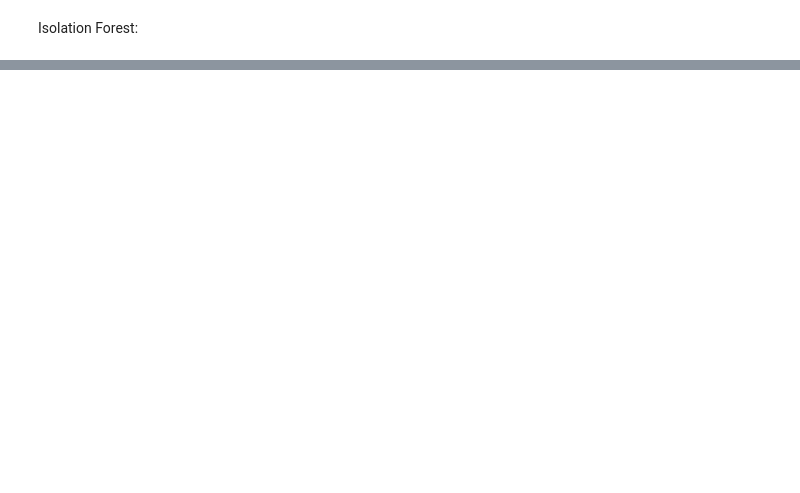
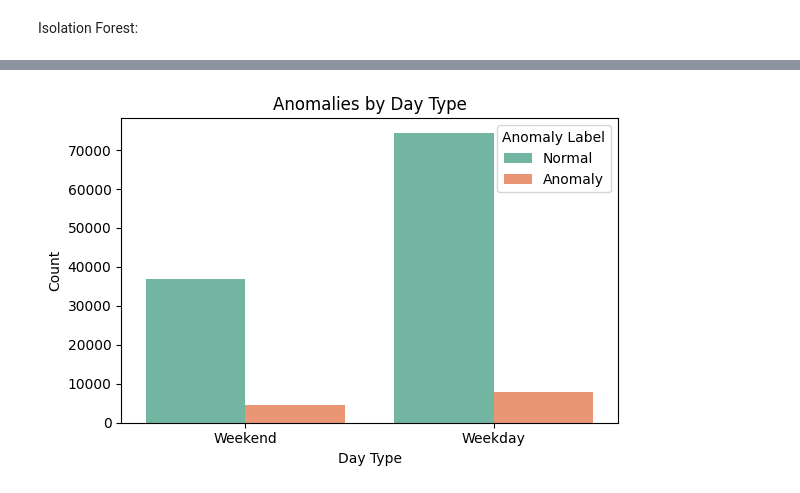
Before and after one commit to izarin2/-Visitation-Index-Prediction, a Jupyter notebook: Anomaly_Detection_Problem.ipynb, the cells around one changed output, grey strips where cells are left out. Cells and saved outputs as stored; diff of their text form; code cells hidden in the pictures; blank space fills up the shorter version.

```diff
--- a/Anomaly_Detection_Problem.ipynb
+++ b/Anomaly_Detection_Problem.ipynb
@@ -53,0 +111,13 @@ print(top_by_score[['poi', 'date', 'count', 'duration', 'anomaly_score', 'anomal
+# %%
+import seaborn as sns
+
+plt.figure(figsize=(6, 4))
+sns.countplot(data=df, x='day_type', hue='anomaly_label', palette='Set2')
+plt.title('Anomalies by Day Type')
+plt.xlabel('Day Type')
+plt.ylabel('Count')
+plt.legend(title='Anomaly Label', labels=['Normal', 'Anomaly'])
+plt.tight_layout()
+plt.show()
+# %% [output]
+[figure, added]
```
Also changed, not shown: parts of 12 cells of this notebook.
